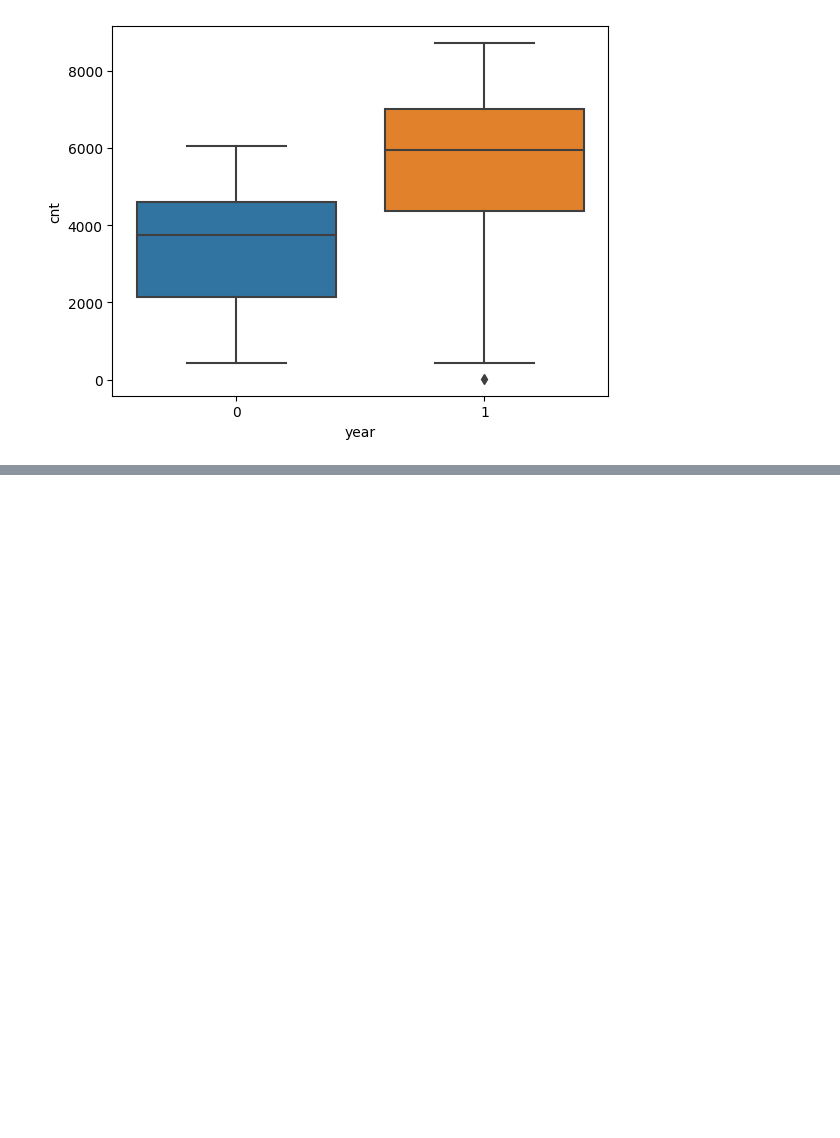
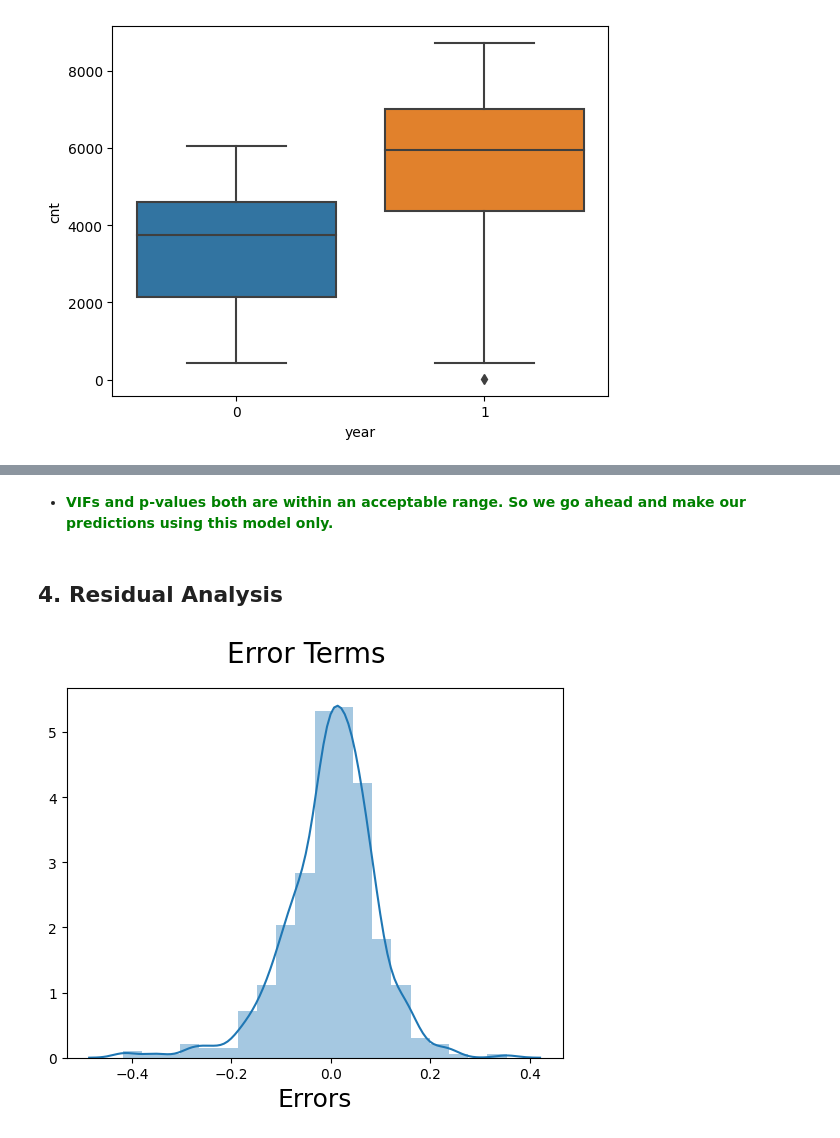
Before and after one commit to ram-ch/BikeSharing, a Jupyter notebook: BikeSharing.ipynb, the cells around one changed output, grey strips where cells are left out. Saved outputs shown, nothing was run; the diff lists cells and outputs as text; code cells hidden in the pictures; blank space fills up the shorter version.

```diff
--- a/BikeSharing.ipynb
+++ b/BikeSharing.ipynb
@@ -346,0 +508,4 @@ df_train[numeric_variables].describe()
+# %%
+# Rebuilding the model without 'humidity'
+X_train_rfe = X_train_rfe.drop(["humidity"], axis = 1)
+build_model(X_train_rfe)
@@ -346,0 +555,4 @@ df_train[numeric_variables].describe()
+# %%
+# Rebuilding the model without 'workingday'
+X_train_rfe = X_train_rfe.drop(["workingday"], axis = 1)
+build_model(X_train_rfe)
@@ -346,0 +579,4 @@ df_train[numeric_variables].describe()
+# %%
+# Rebuilding the model without 'holiday'
+X_train_rfe = X_train_rfe.drop(["sat"], axis = 1)
+build_model(X_train_rfe)
@@ -346,0 +620,17 @@ df_train[numeric_variables].describe()
+# %% [markdown]
+* <font color='green'>**VIFs and p-values both are within an acceptable range. So we go ahead and make our predictions using this model only.**</font>
+# %% [markdown]
+## 4. Residual Analysis
+# %%
+X_train_lm = sm.add_constant(X_train_rfe)
+final_lm = sm.OLS(y_train,X_train_lm).fit()   # Running the linear model
+y_train_pred=final_lm.predict(X_train_lm)
+# %%
+# Plot the histogram of the error terms
+fig = plt.figure()
+sns.distplot((y_train - y_train_pred), bins = 20)
+fig.suptitle('Error Terms', fontsize = 20)                  # Plot heading
+plt.xlabel('Errors', fontsize = 18)                         # X-label
+plt.show()
+# %% [output]
+[figure, added]
```
Also changed, not shown: parts of 63 cells of this notebook.
